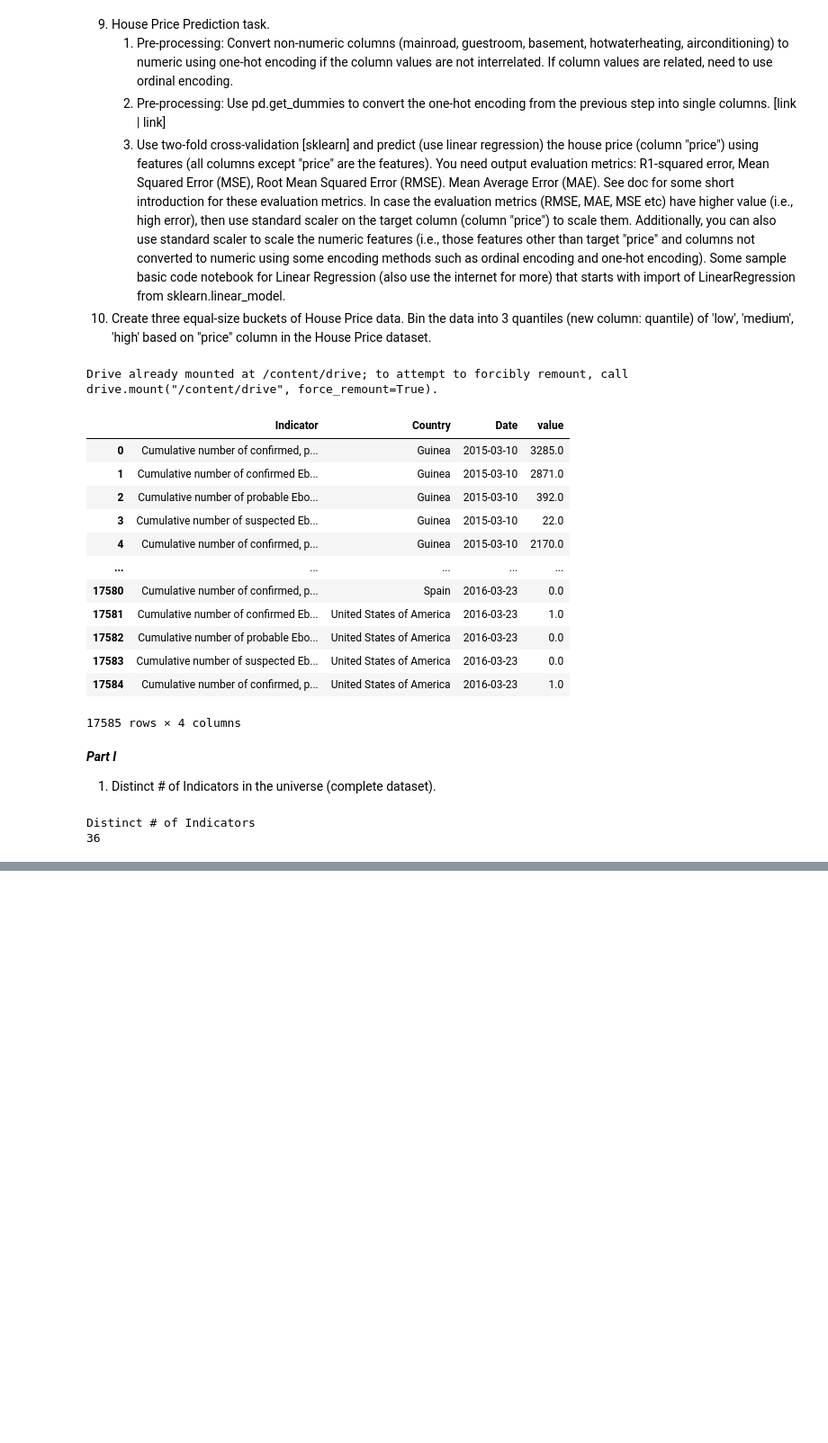
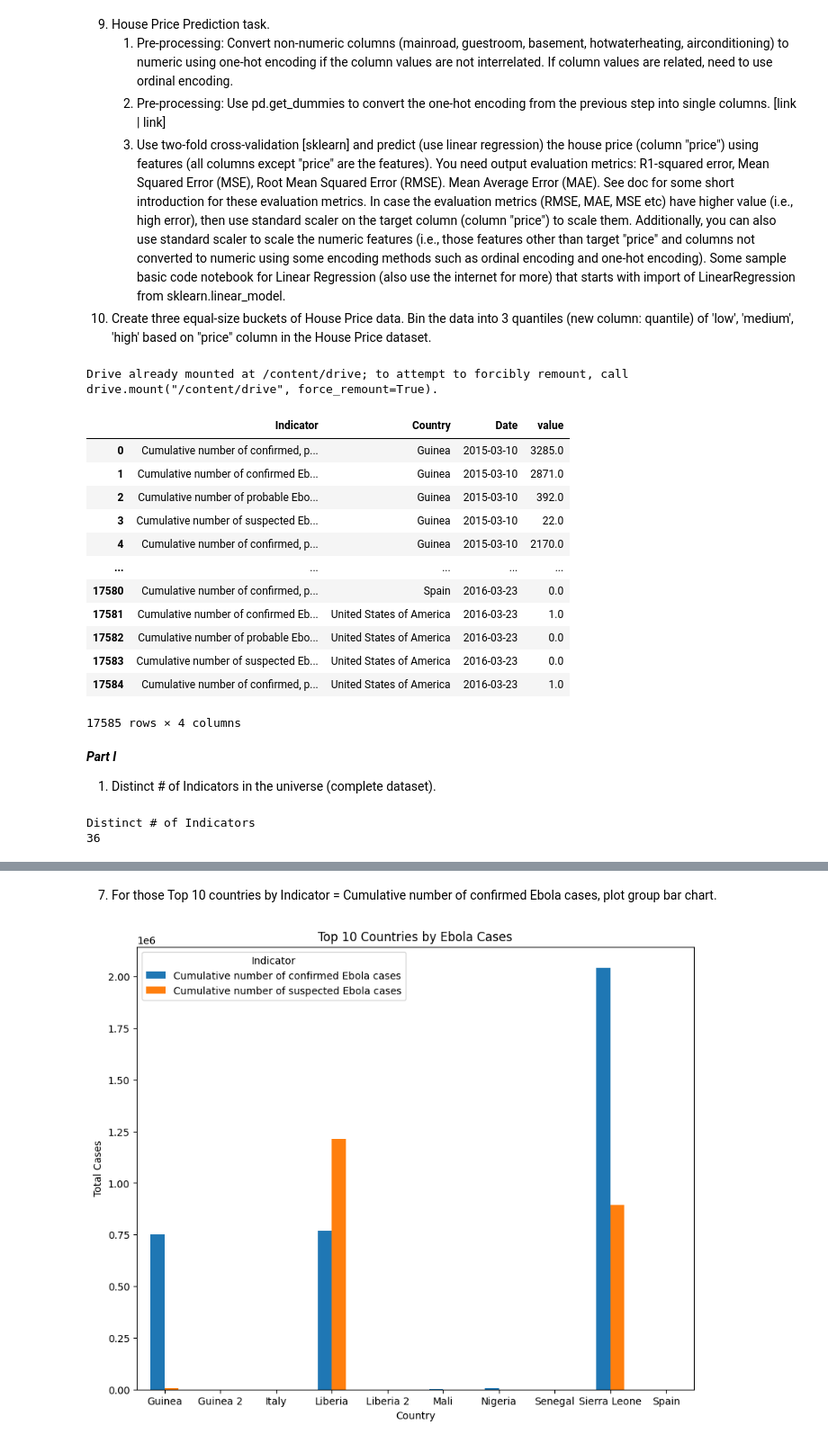
Before and after one commit to GNANASAMBANTHAN/GNANASAMBANTHAN, a Jupyter notebook: Mini_Project_6_(Ebola_Data_Analytics_+_Linear_Regression_House_Prediction_ML_Task).ipynb, the cells around one changed output, grey strips where cells are left out. Shown: that part at 90% size. Saved outputs shown, nothing was run; the diff lists cells and outputs as text; code cells hidden in the pictures; blank space fills up the shorter version.

```diff
--- a/Mini_Project_6_(Ebola_Data_Analytics_+_Linear_Regression_House_Prediction_ML_Task).ipynb
+++ b/Mini_Project_6_(Ebola_Data_Analytics_+_Linear_Regression_House_Prediction_ML_Task).ipynb
@@ -61,0 +103,11 @@ Distinct # of Indicators
+# %%
+df['Year'] = df['Date'].str[:4]
+df['Month'] = df['Date'].str[5:7]
+df['Year'] = df['Year'].astype(int)
+df['Month'] = df['Month'].astype(int)
+Q2_2015 = df[(df['Year'] == 2015) & (df['Month'].isin([4, 5, 6])) & (df['Indicator'] == 'Cumulative number of confirmed, probable and suspected Ebola deaths')]
+Total_Deaths_Q2 = Q2_2015.groupby('Country')['value'].sum().reset_index()
+Total_Deaths_Q2['Rank'] = Total_Deaths_Q2['value'].rank(ascending=False)
+top_10_Q2_2015 = Total_Deaths_Q2.sort_values(by='value', ascending=False).head(10)
+table = tabulate(top_10_Q2_2015[['Country', 'value', 'Rank']],headers=['Country', 'Total Deaths', 'Rank'], tablefmt='grid')
+print(table)
@@ -61,0 +134,21 @@ Distinct # of Indicators
+# %%
+df['Year'] = df['Date'].str[:4]
+df['Month'] = df['Date'].str[5:7]
+df['Year'] = df['Year'].astype(int)
+df['Month'] = df['Month'].astype(int)
+even_months = [2, 4, 6, 8, 10, 12]
+odd_months = [1, 3, 5, 7, 9, 11]
+even_months_2015 = df[(df['Year'] == 2015) & (df['Month'].isin(even_months)) & (df['Indicator'] == 'Cumulative number of confirmed, probable and suspected Ebola deaths')]
+total_deaths_even_months = even_months_2015.groupby('Country')['value'].sum().reset_index()
+total_deaths_even_months['Rank'] = total_deaths_even_months['value'].rank(ascending=False)
+top_10_even_months = total_deaths_even_months.sort_values(by='value', ascending=False).head(10)
+odd_months_2015 = df[(df['Year'] == 2015) & (df['Month'].isin(odd_months)) & (df['Indicator'] == 'Cumulative number of confirmed, probable and suspected Ebola deaths')]
+total_deaths_odd_months = odd_months_2015.groupby('Country')['value'].sum().reset_index()
+total_deaths_odd_months['Rank'] = total_deaths_odd_months['value'].rank(ascending=False)
+top_10_odd_months = total_deaths_odd_months.sort_values(by='value', ascending=False).head(10)
+even_months_table = tabulate(top_10_even_months[['Country', 'value', 'Rank']],headers=['Country', 'Total Deaths (Even Months)', 'Rank'],tablefmt='fancy_grid')
+odd_months_table = tabulate(top_10_odd_months[['Country', 'value', 'Rank']],headers=['Country', 'Total Deaths (Odd Months)', 'Rank'],tablefmt='fancy_grid')
+print("Top 10 Countries by Total Deaths in Even Months of 2015:")
+print(even_months_table)
+print("Top 10 Countries by Total Deaths in Odd Months of 2015:")
+print(odd_months_table)
@@ -61,0 +199,13 @@ Distinct # of Indicators
+# %% [markdown]
+7. For those Top 10 countries by Indicator = Cumulative number of confirmed Ebola cases, plot group bar chart.
+# %%
+top_10_countries_confirmed = total_cases_by_country.head(10)['Country']
+top_10_data = df[df['Country'].isin(top_10_countries_confirmed) & df['Indicator'].isin(['Cumulative number of confirmed Ebola cases', 'Cumulative number of suspected Ebola cases'])]
+grouped_data = top_10_data.groupby(['Country', 'Indicator'])['value'].sum().unstack()
+grouped_data.plot(kind='bar', figsize=(10, 8))
+plt.title('Top 10 Countries by Ebola Cases')
+plt.ylabel('Total Cases')
+plt.xticks(rotation=0)
+plt.show()
+# %% [output]
+[figure, added]
```
Also changed, not shown: parts of 11 cells of this notebook.
